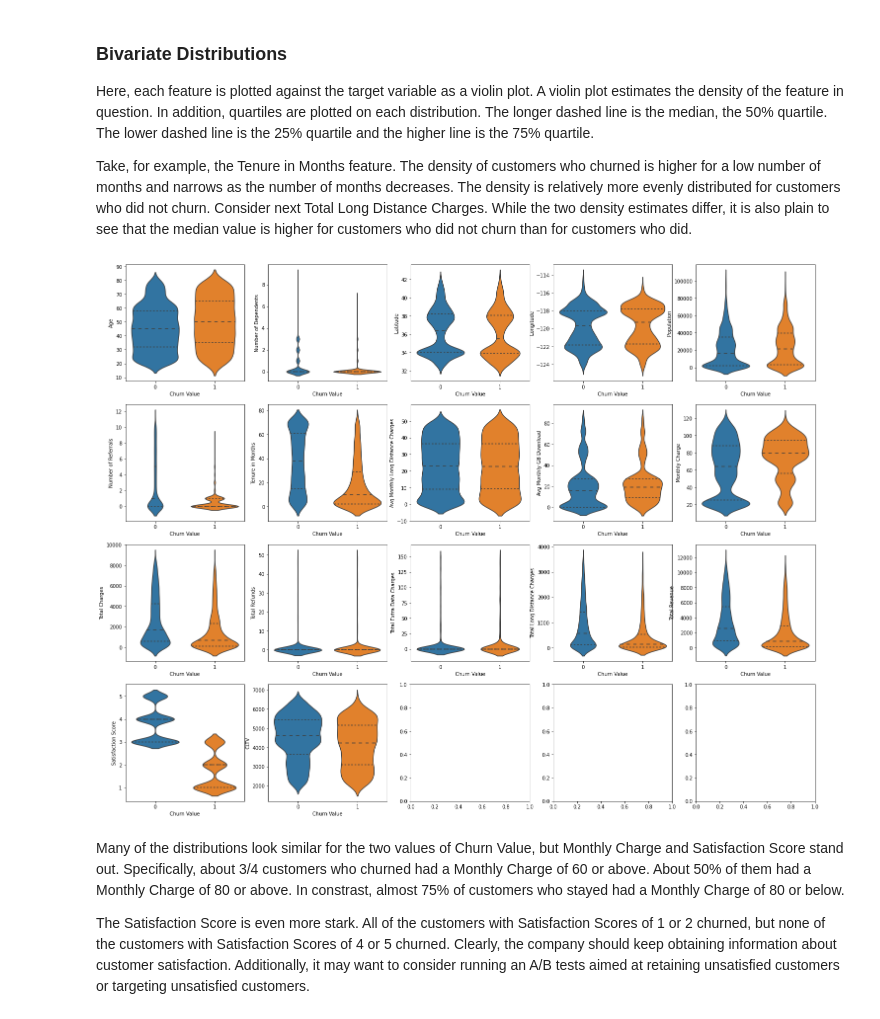
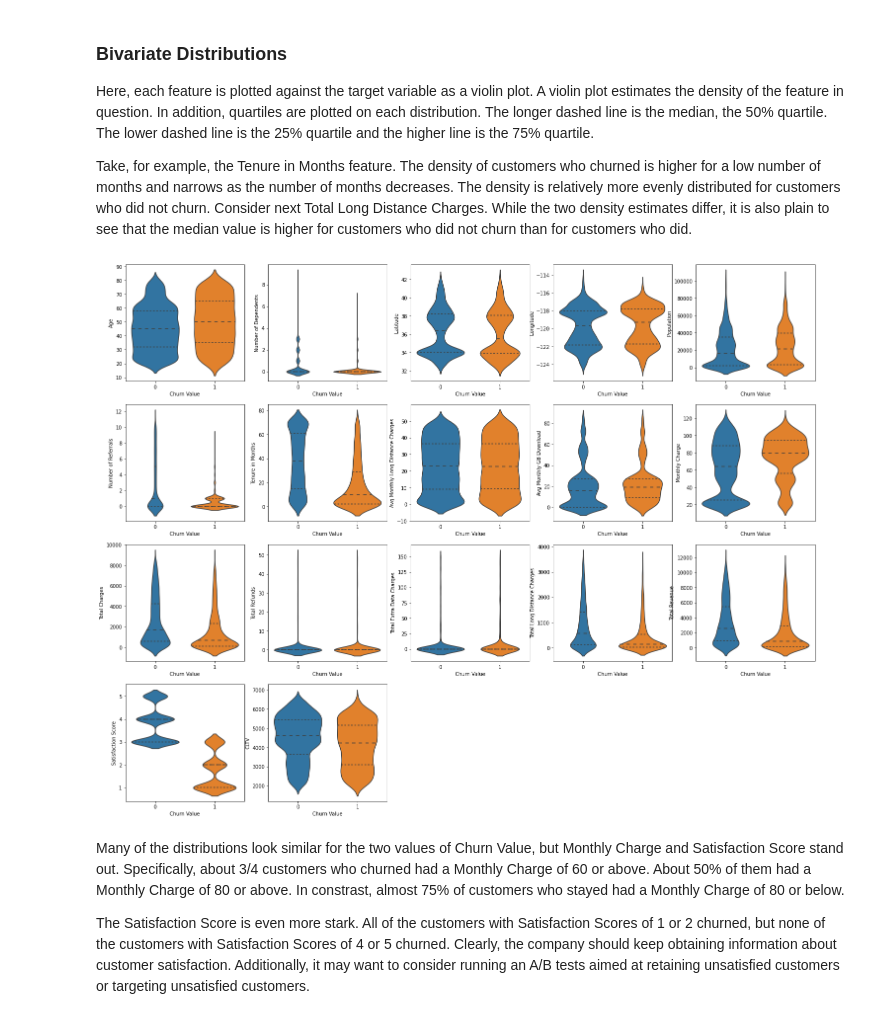
Before and after one commit to penichols10/telco_churn, a Jupyter notebook: telco_churn.ipynb, the cells around one changed output. Cells and saved outputs as stored; diff of their text form; code cells hidden in the pictures.

```diff
--- a/telco_churn.ipynb
+++ b/telco_churn.ipynb
@@ -303,4 +297,8 @@ fig, axes = plt.subplots(5, 4, figsize=(25,20))
 
 for i, (ax, col) in enumerate(zip(np.ravel(axes), df[numerical].columns)):
     sns.histplot(data=df[numerical], x=col, ax=ax)
+
+for i, ax in enumerate(np.ravel(axes)):
+        if i > len(df[numerical].columns)-1:
+            ax.axis('off')
 # %% [output]
@@ -313,10 +311,14 @@ Take, for example, the Tenure in Months feature. The density of customers who ch
 # %%
 fig, axes = plt.subplots(4, 5, figsize=(25,20))
 
 for i, (ax, col) in enumerate(zip(np.ravel(axes), df[numerical].columns)):
     sns.violinplot(data=df[numerical],  x=df['Churn Value'], y=col, inner='quartile', ax=ax)
+
+for i, ax in enumerate(np.ravel(axes)):
+        if i > len(df[numerical].columns)-1:
+            ax.axis('off')
 # %% [output]
-[figure, old version]
+[figure, new version]
 # %% [markdown]
 Many of the distributions look similar for the two values of Churn Value, but Monthly Charge and Satisfaction Score stand out. Specifically, about 3/4 customers who churned had a Monthly Charge of 60 or above. About 50% of them had a Monthly Charge of 80 or above. In constrast, almost 75% of customers who stayed had a Monthly Charge of 80 or below.
 
```
Also changed, not shown: parts of 37 cells of this notebook, 1 other file.
